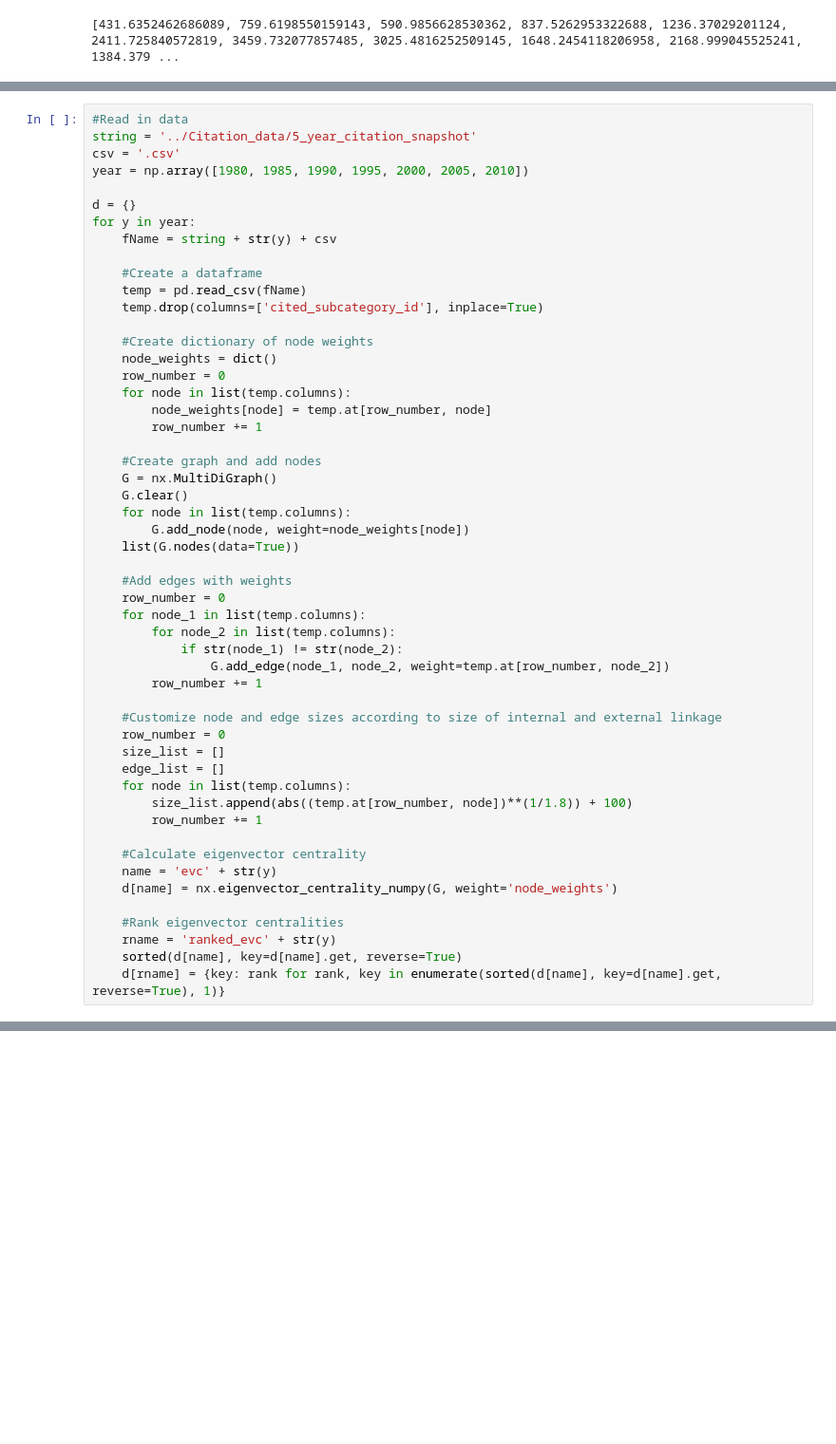
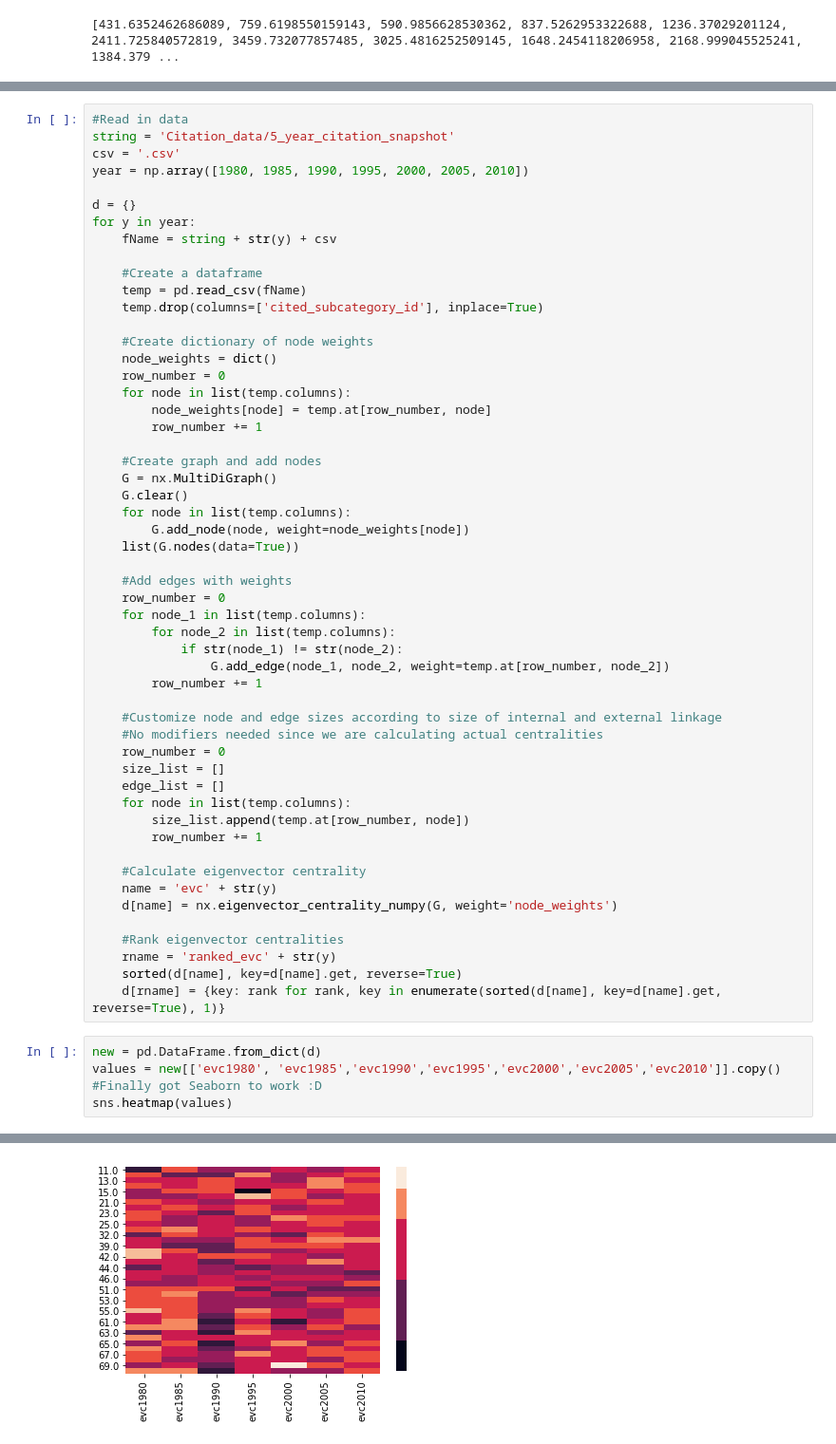
Before and after one commit to yniu87/PatentNetwork, a Jupyter notebook: networkx centralities.ipynb, the cells around one changed output, grey strips where cells are left out. Shown: that part at 95% size. Drawn from its saved outputs; the diff is of its cells as text; blank space fills up the shorter version.

Commit message:
Added visualizations for both pure value and ranked

```diff
--- a/networkx centralities.ipynb
+++ b/networkx centralities.ipynb
@@ -90,6 +83,6 @@ ImportError: DLL load failed while importing _iterative: The specified module co
 # %%
 #Read in data
-string = '../Citation_data/5_year_citation_snapshot'
+string = 'Citation_data/5_year_citation_snapshot'
 csv = '.csv'
 year = np.array([1980, 1985, 1990, 1995, 2000, 2005, 2010])
 
@@ -124,11 +117,12 @@ for y in year:
         row_number += 1
 
     #Customize node and edge sizes according to size of internal and external linkage
+    #No modifiers needed since we are calculating actual centralities
     row_number = 0
     size_list = []
     edge_list = []
     for node in list(temp.columns):
-        size_list.append(abs((temp.at[row_number, node])**(1/1.8)) + 100)
+        size_list.append(temp.at[row_number, node])
         row_number += 1
 
     #Calculate eigenvector centrality
@@ -139,3 +133,9 @@ for y in year:
     rname = 'ranked_evc' + str(y)
     sorted(d[name], key=d[name].get, reverse=True)
     d[rname] = {key: rank for rank, key in enumerate(sorted(d[name], key=d[name].get, reverse=True), 1)}
+# %%
+new = pd.DataFrame.from_dict(d)
+values = new[['evc1980', 'evc1985','evc1990','evc1995','evc2000','evc2005','evc2010']].copy()
+#Finally got Seaborn to work :D
+sns.heatmap(values)
+# %% [output]
@@ -141,0 +143 @@ for y in year:
+[figure, added]
```
Also changed, not shown: parts of 5 cells of this notebook.
